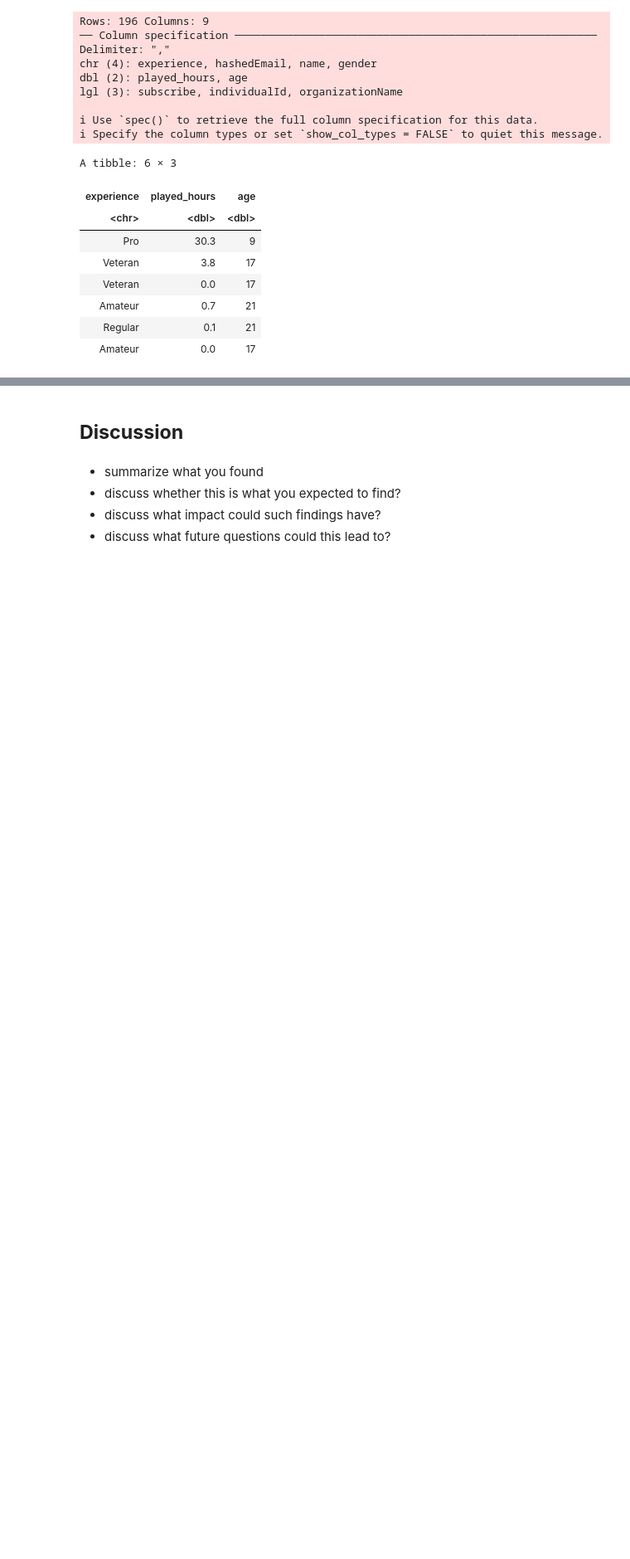
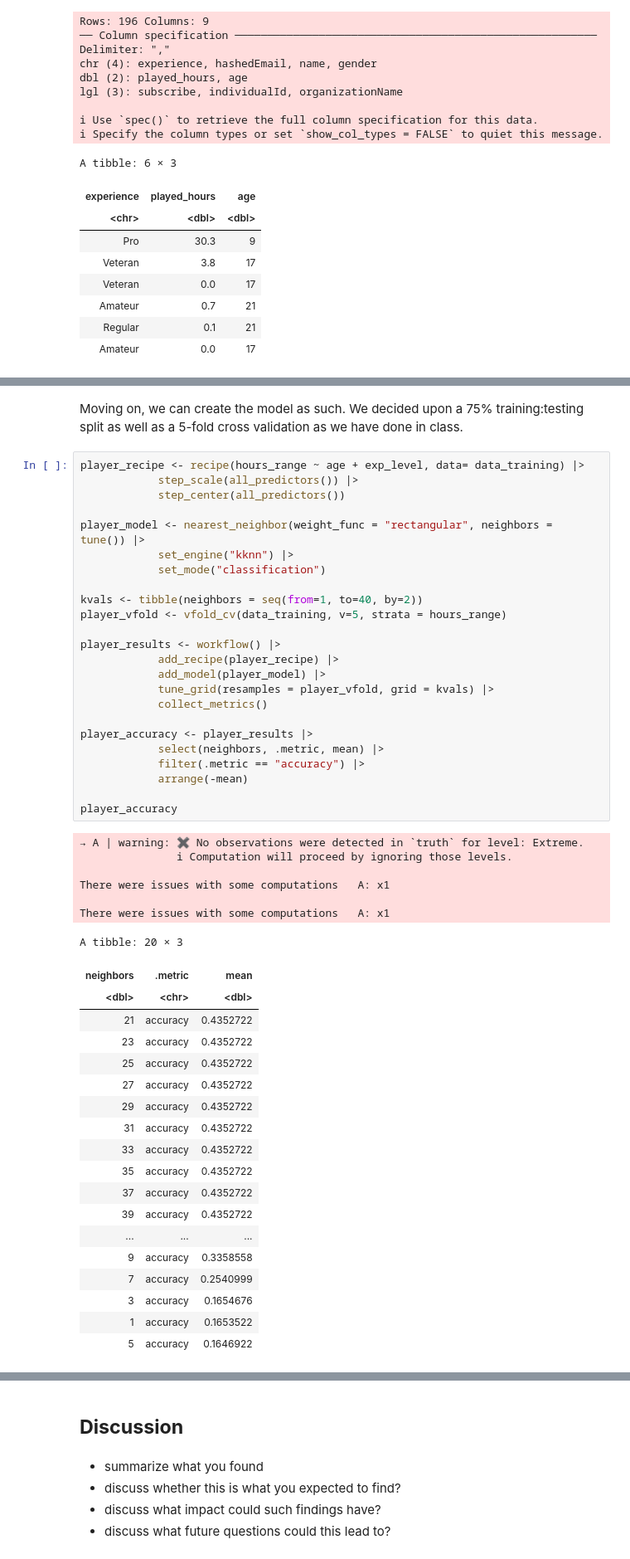
Before and after one commit to amazingk147/DSCI100-Project-Group-42, a Jupyter notebook: project_notebook.ipynb, the cells around one changed output, grey strips where cells are left out. Shown at 83% size. Drawn from its saved outputs; the diff is of its cells as text; blank space fills up the shorter version.

```diff
--- a/project_notebook.ipynb
+++ b/project_notebook.ipynb
@@ -176,0 +194,52 @@ A grouped_df: 6 × 3
+# %% [markdown]
+Moving on, we can create the model as such. We decided upon a 75% training:testing split as well as a 5-fold cross validation as we have done in class.
+# %%
+player_recipe <- recipe(hours_range ~ age + exp_level, data= data_training) |>
+            step_scale(all_predictors()) |>
+            step_center(all_predictors())
+
+player_model <- nearest_neighbor(weight_func = "rectangular", neighbors = tune()) |>
+            set_engine("kknn") |>
+            set_mode("classification")
+
+kvals <- tibble(neighbors = seq(from=1, to=40, by=2))
+player_vfold <- vfold_cv(data_training, v=5, strata = hours_range)
+
+player_results <- workflow() |>
+            add_recipe(player_recipe) |>
+            add_model(player_model) |>
+            tune_grid(resamples = player_vfold, grid = kvals) |>
+            collect_metrics()
+
+player_accuracy <- player_results |>
+            select(neighbors, .metric, mean) |>
+            filter(.metric == "accuracy") |>
+            arrange(-mean)
+
+player_accuracy
+# %% [output]
+→ A | warning: ✖ No observations were detected in `truth` for level: Extreme.
+               ℹ Computation will proceed by ignoring those levels.
+
+There were issues with some computations   A: x1
+
+There were issues with some computations   A: x1
+A tibble: 20 × 3
+| neighbors | .metric | mean |
+| <dbl> | <chr> | <dbl> |
+| 21 | accuracy | 0.4352722 |
+| 23 | accuracy | 0.4352722 |
+| 25 | accuracy | 0.4352722 |
+| 27 | accuracy | 0.4352722 |
+| 29 | accuracy | 0.4352722 |
+| 31 | accuracy | 0.4352722 |
+| 33 | accuracy | 0.4352722 |
+| 35 | accuracy | 0.4352722 |
+| 37 | accuracy | 0.4352722 |
+| 39 | accuracy | 0.4352722 |
+| ... | ... | ... |
+| 9 | accuracy | 0.3358558 |
+| 7 | accuracy | 0.2540999 |
+| 3 | accuracy | 0.1654676 |
+| 1 | accuracy | 0.1653522 |
+| 5 | accuracy | 0.1646922 |
```
Also changed, not shown: parts of 19 cells of this notebook.
